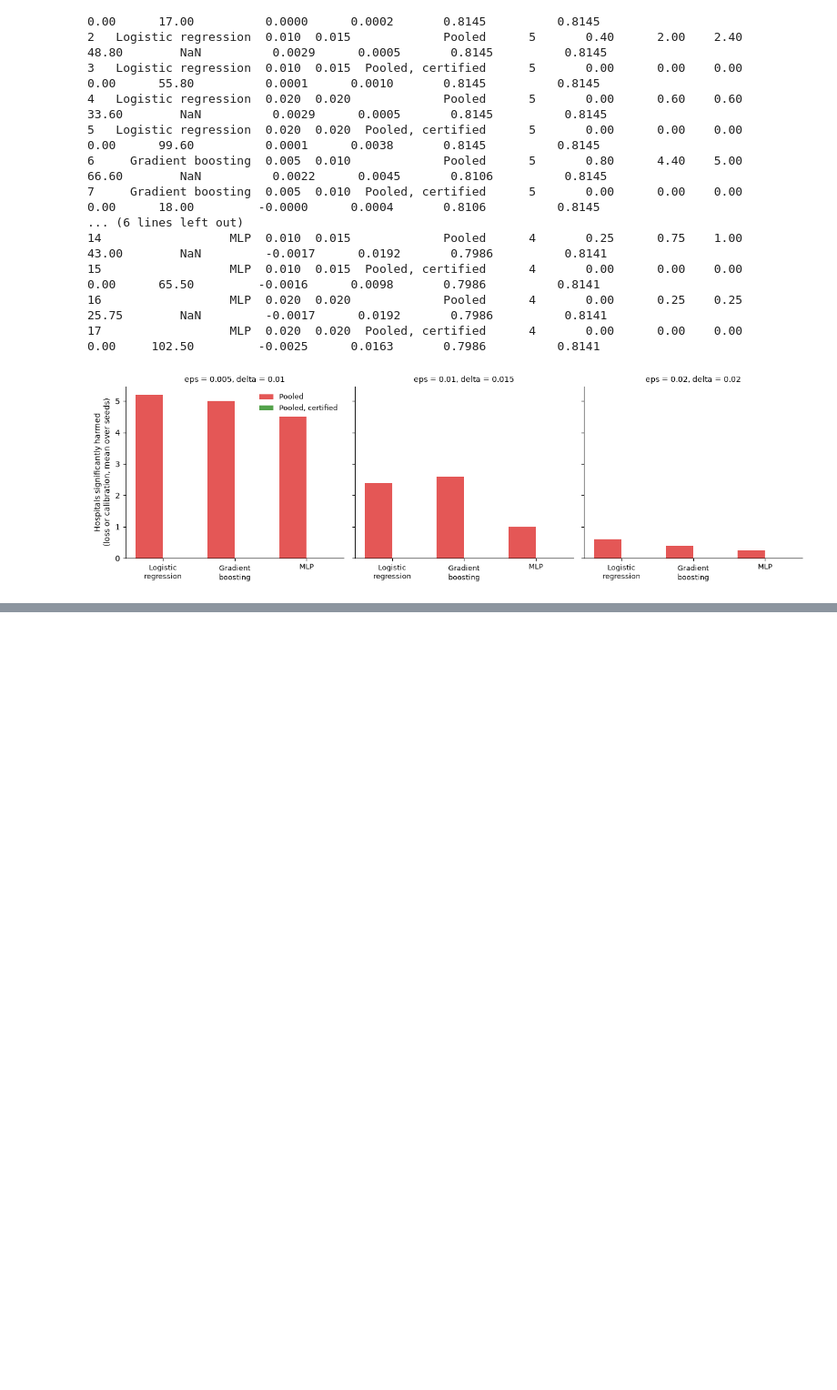
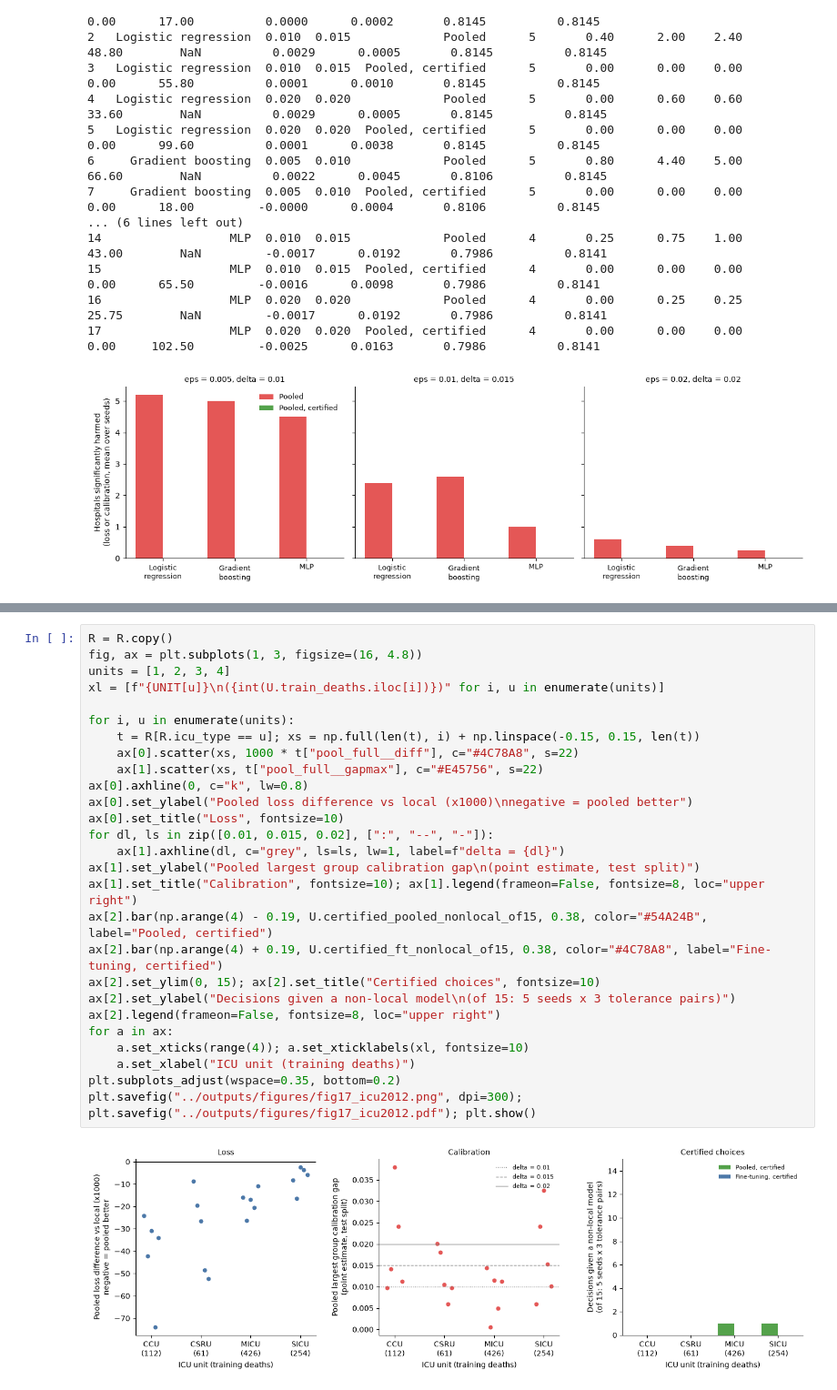
Before and after one commit to DCBhashkar71/noharm-fl, a Jupyter notebook: notebooks/07_additional_checks.ipynb, the cells around one changed output, grey strips where cells are left out. Shown at 91% size. Drawn from its saved outputs; the diff is of its cells as text; blank space fills up the shorter version.

```diff
--- a/notebooks/07_additional_checks.ipynb
+++ b/notebooks/07_additional_checks.ipynb
@@ -185,0 +260,29 @@ MLP seeds used: [111, 112, 113, 114]
+# %%
+R = R.copy()
+fig, ax = plt.subplots(1, 3, figsize=(16, 4.8))
+units = [1, 2, 3, 4]
+xl = [f"{UNIT[u]}\n({int(U.train_deaths.iloc[i])})" for i, u in enumerate(units)]
+
+for i, u in enumerate(units):
+    t = R[R.icu_type == u]; xs = np.full(len(t), i) + np.linspace(-0.15, 0.15, len(t))
+    ax[0].scatter(xs, 1000 * t["pool_full__diff"], c="#4C78A8", s=22)
+    ax[1].scatter(xs, t["pool_full__gapmax"], c="#E45756", s=22)
+ax[0].axhline(0, c="k", lw=0.8)
+ax[0].set_ylabel("Pooled loss difference vs local (x1000)\nnegative = pooled better")
+ax[0].set_title("Loss", fontsize=10)
+for dl, ls in zip([0.01, 0.015, 0.02], [":", "--", "-"]):
+    ax[1].axhline(dl, c="grey", ls=ls, lw=1, label=f"delta = {dl}")
+ax[1].set_ylabel("Pooled largest group calibration gap\n(point estimate, test split)")
+ax[1].set_title("Calibration", fontsize=10); ax[1].legend(frameon=False, fontsize=8, loc="upper right")
+ax[2].bar(np.arange(4) - 0.19, U.certified_pooled_nonlocal_of15, 0.38, color="#54A24B", label="Pooled, certified")
+ax[2].bar(np.arange(4) + 0.19, U.certified_ft_nonlocal_of15, 0.38, color="#4C78A8", label="Fine-tuning, certified")
+ax[2].set_ylim(0, 15); ax[2].set_title("Certified choices", fontsize=10)
+ax[2].set_ylabel("Decisions given a non-local model\n(of 15: 5 seeds x 3 tolerance pairs)")
+ax[2].legend(frameon=False, fontsize=8, loc="upper right")
+for a in ax:
+    a.set_xticks(range(4)); a.set_xticklabels(xl, fontsize=10)
+    a.set_xlabel("ICU unit (training deaths)")
+plt.subplots_adjust(wspace=0.35, bottom=0.2)
+plt.savefig("../outputs/figures/fig17_icu2012.png", dpi=300); plt.savefig("../outputs/figures/fig17_icu2012.pdf"); plt.show()
+# %% [output]
+[figure, added]
```
Also changed, not shown: parts of 1 cell of this notebook, 9 other files.
